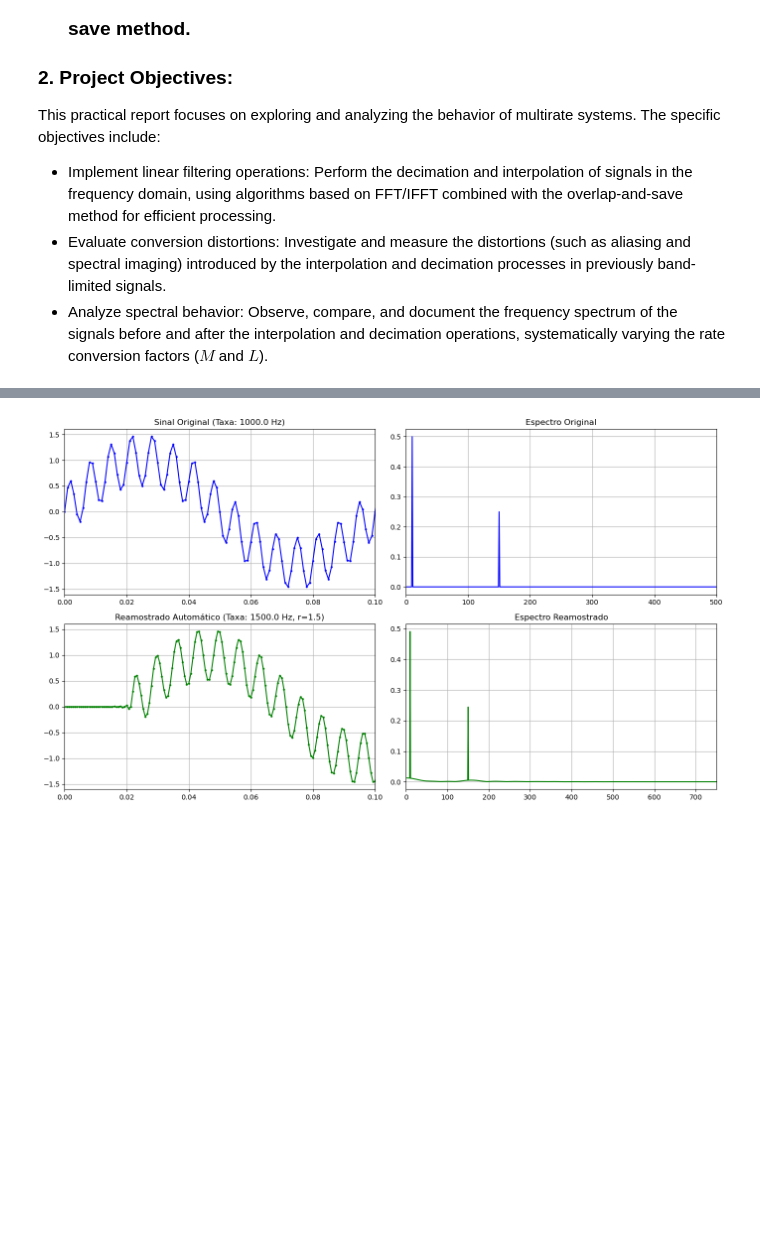
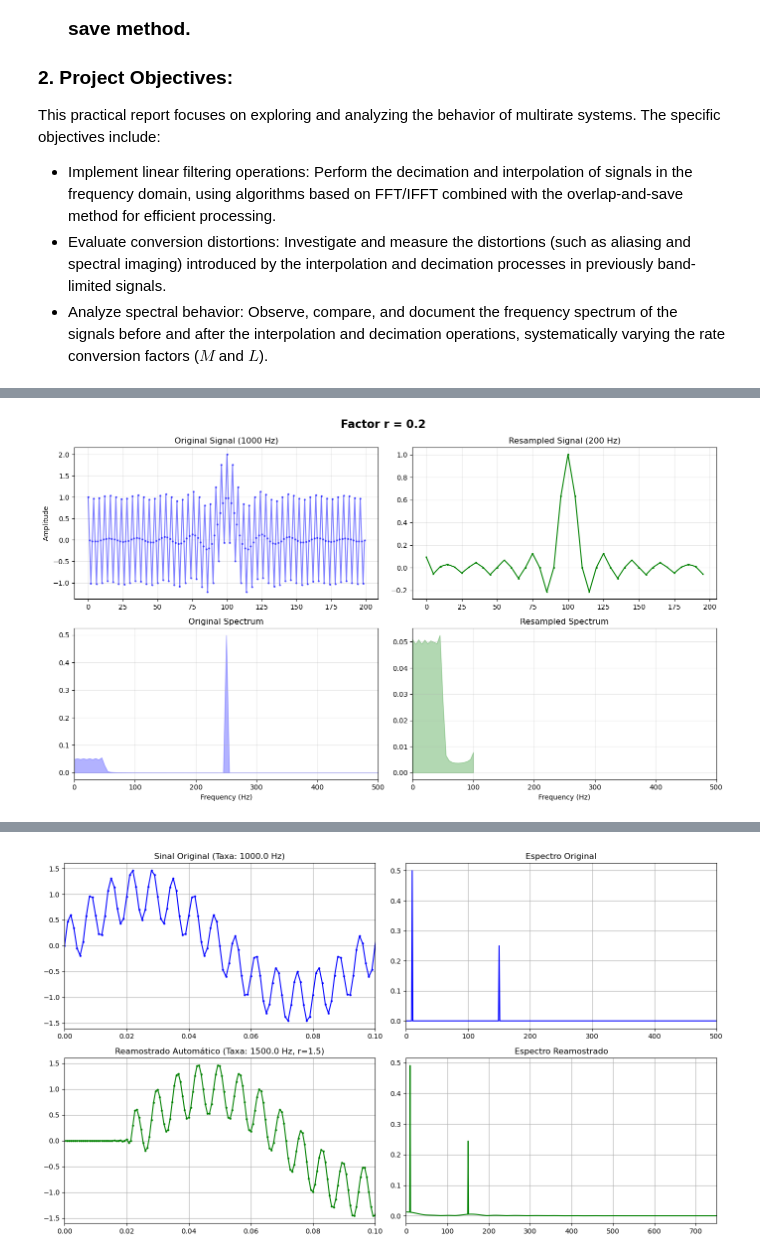
Before and after one commit to elmerfariass/DSPcap, a Jupyter notebook: SampleConverters.ipynb, the cells around one changed output, grey strips where cells are left out. Cells and saved outputs as stored; diff of their text form; code cells hidden in the pictures; blank space fills up the shorter version.

Commit message:
SampleConverters finished

```diff
--- a/SampleConverters.ipynb
+++ b/SampleConverters.ipynb
@@ -136,7 +136,7 @@ def OVS_RateConverter(x, r, block_size=2048, overlap=None):
     Returns:
         numpy.ndarray: The resampled time-domain signal.
     """
-    # Find coprime integers (L, M) such that r = L/M [cite: 103]
+    # Find coprime integers (L, M) such that r = L/M
     frac = Fraction(r).limit_denominator()
     L = frac.numerator
     M = frac.denominator
@@ -145,7 +145,7 @@ def OVS_RateConverter(x, r, block_size=2048, overlap=None):
 
     # 1. Overlap-and-Save Configuration
     if overlap is None:
-        overlap = block_size // 4
+        overlap = block_size // 8
 
     # Ensures that sizes are exact multiples to avoid indexing errors
     # during the upsampling/decimation steps
@@ -174,19 +174,17 @@ def OVS_RateConverter(x, r, block_size=2048, overlap=None):
         if len(chunk) < block_size:
             chunk = np.pad(chunk, (0, block_size - len(chunk)), mode='constant')
 
-        # --- ORIGINAL CORE LOGIC BEGINS HERE ---
-        # Apply upsampling if L > 1 [cite: 104-108]
-        if L > 1:
+
+        # Apply upsampling if L > 1
             chunk_L = upsample_fft_ideal(chunk, L)
         else:
             chunk_L = chunk
 
-        # Apply decimation if M > 1 [cite: 110-115]
+        # Apply decimation if M > 1
         if M > 1:
-            chunk_resampled = decimate_fft_ideal(chunk_L, M)
+            chunk_resampled = downsample_fft_ideal(chunk_L, M)
         else:
             chunk_resampled = chunk_L
-        # --- ORIGINAL CORE LOGIC ENDS HERE ---
 
         # Discard the edges (FFT boundary effects) and save the valid center portion
         valid_chunk = chunk_resampled[half_overlap_out : half_overlap_out + step_out]
@@ -342,0 +200,65 @@ for r in fatores_r:
+# %%
+# Base settings
+fs_in = 1000
+duration = 0.2
+t_in = np.arange(int(fs_in * duration)) / fs_in
+
+# Centered at duration/2 so the main pulse appears in the middle of the plot
+# np.sinc(x) in numpy already computes sin(pi*x)/(pi*x)
+freq_corte = 50.0 # Cutoff frequency of the sinc
+# Sinc + 500Hz Tone to test aliasing
+x_original = np.sinc(2 * freq_corte * (t_in - duration/2)) + np.cos(2 * np.pi * 250 * t_in)
+
+# Requested factors
+fatores_r = [0.2, 0.5, 1, 1.5, 2]
+
+for r in fatores_r:
+    fs_out = int(fs_in * r)
+
+    # Resampling to the test rate
+    y_resampled = OVS_RateConverter(x_original, r)
+
+    # PLOT PREPARATION
+    t_out = np.arange(len(y_resampled)) / fs_out
+
+    # Spectra
+    X_fft = np.fft.rfft(x_original)
+    f_in_axis = np.fft.rfftfreq(len(x_original), 1/fs_in)
+    magnitude_X = np.abs(X_fft) / len(x_original)
+
+    Y_fft = np.fft.rfft(y_resampled)
+    f_out_axis = np.fft.rfftfreq(len(y_resampled), 1/fs_out)
+    magnitude_Y = np.abs(Y_fft) / len(y_resampled)
+
+    # Plotting
+    fig, axs = plt.subplots(2, 2, figsize=(14, 8))
+    fig.suptitle(f' Factor r = {r} ', fontsize=16, fontweight='bold')
+
+    # Original Signal (Time Domain)
+    axs[0, 0].plot(t_in * 1000, x_original, color='blue', marker='o', markersize=2, alpha=0.5)
+    axs[0, 0].set_title('Original Signal (1000 Hz)')
+    axs[0, 0].set_ylabel('Amplitude')
+    axs[0, 0].grid(True, alpha=0.3)
+
+    # Resampled Signal (Time Domain)
+    axs[0, 1].plot(t_out * 1000, y_resampled, color='green', marker='x', markersize=2)
+    axs[0, 1].set_title(f'Resampled Signal ({fs_out} Hz)')
+    axs[0, 1].grid(True, alpha=0.3)
+
+    # Original Spectrum
+    axs[1, 0].fill_between(f_in_axis, magnitude_X, color='blue', alpha=0.3)
+    axs[1, 0].set_title('Original Spectrum')
+    axs[1, 0].set_xlabel('Frequency (Hz)')
+    axs[1, 0].set_xlim(0, max(fs_in, fs_out) / 2)
+    axs[1, 0].grid(True, alpha=0.3)
+
+    # Resampled Spectrum
+    axs[1, 1].fill_between(f_out_axis, magnitude_Y, color='green', alpha=0.3)
+    axs[1, 1].set_title('Resampled Spectrum')
+    axs[1, 1].set_xlabel('Frequency (Hz)')
+    axs[1, 1].set_xlim(0, max(fs_in, fs_out) / 2)
+    axs[1, 1].grid(True, alpha=0.3)
+
+    plt.tight_layout()
+    plt.show()
+# %% [output]
@@ -342,0 +266 @@ for r in fatores_r:
+[figure, added]
```
Also changed, not shown: parts of 6 cells of this notebook.
